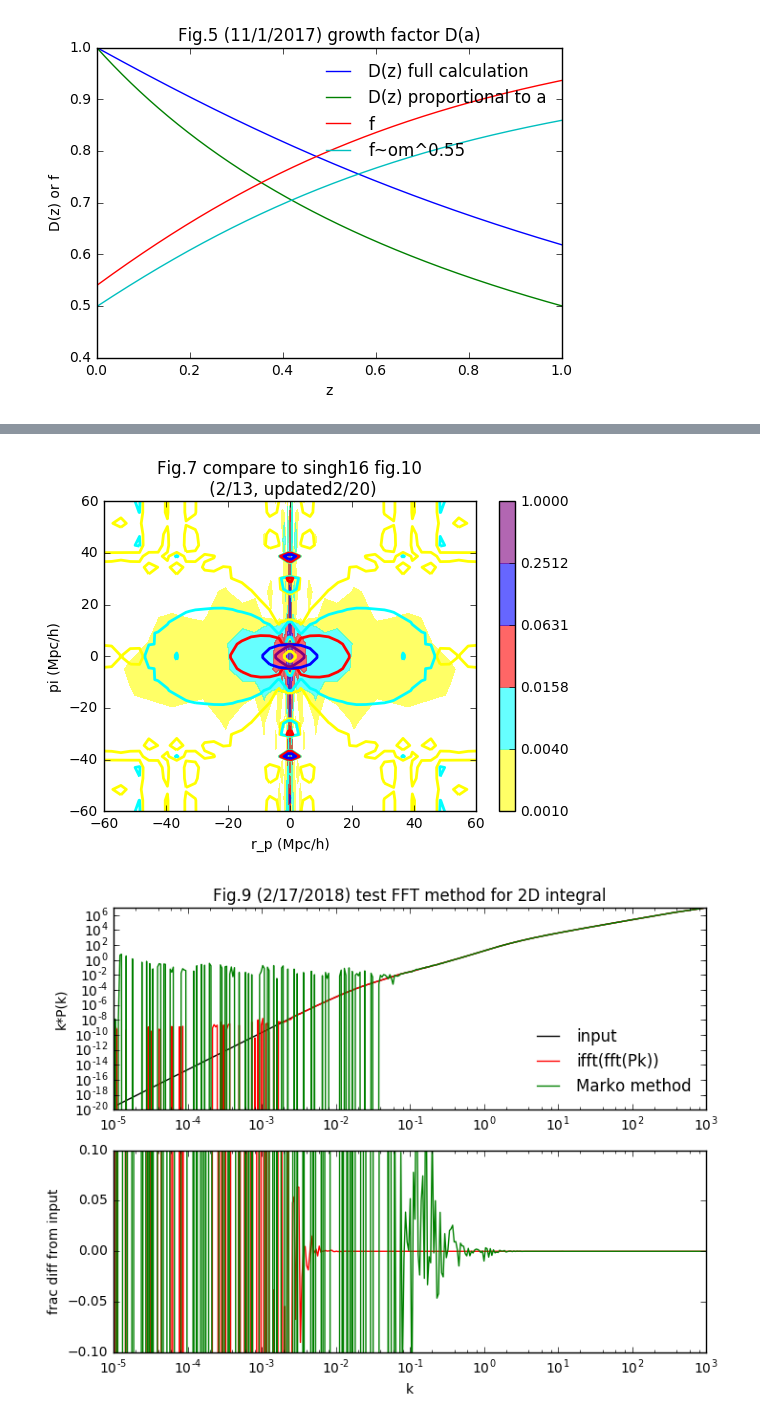
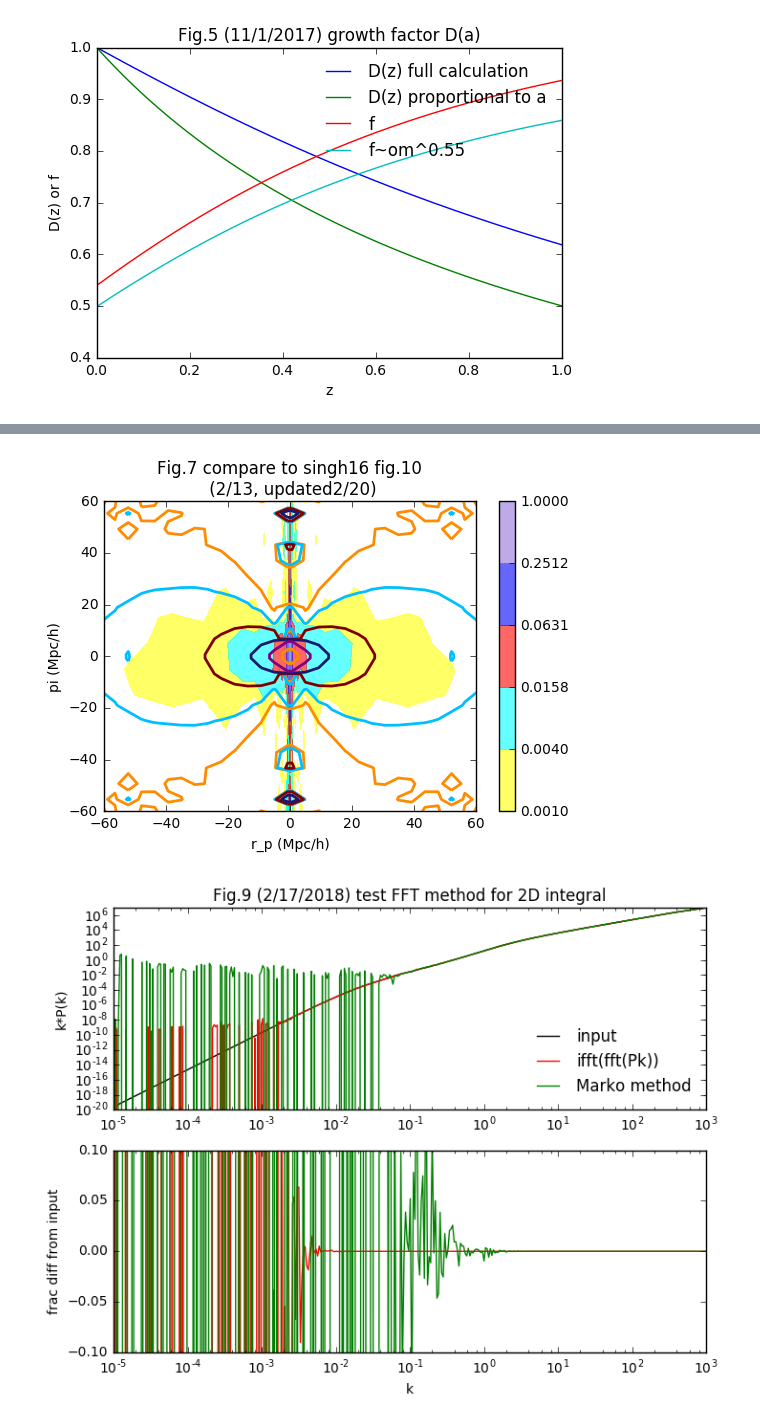
Before and after one commit to liuxx479/gplus, a Jupyter notebook: lowz.ipynb, the cells around one changed output, grey strips where cells are left out. Drawn from its saved outputs; the diff is of its cells as text; code cells hidden in the pictures.

```diff
--- a/lowz.ipynb
+++ b/lowz.ipynb
@@ -101,3 +117,9 @@ show()
+# %%
+iK2, iZ2 = meshgrid(kh_nonlin,zarr)
+Z2, K2 = iZ2.flatten(), iK2.flatten()
+Pk2 = array(pk_nonlin).flatten()
+Pmatter_interp2 = interpolate.CloughTocher2DInterpolator(array([log10(K2), Z2]).T, Pk2)
+Pmatter2 = lambda k, z: Pmatter_interp2 (log10(k), z)
 # %%
 ## interpolate Pk
 Ptable = genfromtxt('/Users/jia/weaklensing/cmblensing/P_delta_Hinshaw')
@@ -115,13 +137,20 @@ Pmatter = lambda k, z: Pmatter_interp (k, z)
 karr = logspace(-3,1)
 f = figure()
 ax=f.add_subplot(111)
-for iz in linspace(0,2,3):
-    ax.plot(karr, Pmatter(karr,iz),label='z=%i'%(iz))
-ax.legend()
+
+seed(34)
+for iz in (0.,1.,2.):
+    icolor=rand(3)
+    ax.plot(karr/h, Pmatter(karr,iz)*h**3,color=icolor,label='z=%i (nicaea)'%(iz))
+   # print iz, where(zarr==iz)
+    ax.plot(kh_nonlin,pk_nonlin[int(where(zarr==iz)[0])],'--',color=icolor,label='z=%i (camb)'%(iz))
+    ax.plot(kh_nonlin,Pmatter2(kh_nonlin,iz-0.1),':',color=icolor,label='z=%s (interpolated)'%(iz-0.1))
+
+ax.legend(loc=0,frameon=0,fontsize=8)
 ax.set_xscale('log')
 ax.set_yscale('log')
 ax.set_xlabel('k (Mpc)')
 ax.set_ylabel('P(k)')
-title('Fig.4 (11/2/2017) P(k) Takahashi+2012')
+title('Fig.4 (11/2/17 update 2/28/18) P(k) Takahashi+2012\n dashed from camb')
 show()
 # %% [output]
@@ -169,24 +198,25 @@ bD = 1.77 #LOWZ measurement
 
 kabs = lambda kz, kp: sqrt(kz**2+kp**2)
 Ai=4.4
+Ajia=1
 const = Ai*bD*C1rhoc*om/2.0/pi**2
 
 z_arr = array([0.158, 0.216, 0.276, 0.340])
 dz = [(z_arr[1]-zmin)/2, (0.276-0.216)/2+(0.216-zmin)/2, (0.276-0.216)/2+(0.340-0.276)/2, (0.340-0.276)/2+zmax]
 out_redshifts=array([load('xi_z%.3f.npy'%(z_arr[ii]))*W(z_arr[ii])/Dinterp(z_arr[ii])*dz[ii] for ii in range(len(z_arr))])#.reshape(21,15).T
 out = sum(out_redshifts,axis=0)
-out*=const*0.6
+out*=const*0.6*Ajia
 # %%
-rp_bins_theory = list(-rp_arr[::-1])+list(rp_arr)
-pi_bins_theory = list(-Pi_arr[::-1])+list(Pi_arr)
+rp_bins_theory = array(list(-rp_arr[::-1])+list(rp_arr))
+pi_bins_theory = array(list(-Pi_arr[::-1])+list(Pi_arr))
 
 out_mirror = zeros((30,42))
 out_mirror[:15,21:]=out[::-1]
 out_mirror[15:,21:]=out
 out_mirror[:,:21]=out_mirror[:,21:][:,::-1]
 
-figure()
-CS1=contourf(rp_bins_theory, pi_bins_theory, out_mirror, bounds,colors=icolors)
-colorbar(CS1)
-title('Fig.6 (2/13/2018) brute force theory calculation')
-show()
+#figure()
+#CS1=contourf(rp_bins_theory, pi_bins_theory, out_mirror, bounds,colors=icolors)
+#colorbar(CS1)
+#title('Fig.6 (2/13/2018) brute force theory calculation')
+#show()
@@ -195,17 +223,18 @@ show()
 # %%
 f=figure(figsize=(6,4))
 ax=f.add_subplot(111)
 CS=ax.contourf(rp_bins2, pi_bins2, data_mean2, bounds,colors=icolors,alpha=0.6)
 ax.set_ylim(-60,60)
-CS2=ax.contour(rp_bins_theory, pi_bins_theory, out_mirror, bounds,colors=icolors,linewidths=2,alpha=1)
+#CS2=ax.contour(rp_bins_theory, pi_bins_theory, out_mirror, bounds,colors=icolors_deep,linewidths=2,alpha=1)
+CS2=ax.contour(rp_bins_theory/h, pi_bins_theory/h, out_mirror, bounds,colors=icolors_deep,linewidths=2,alpha=1)
 cbar = plt.colorbar(CS)
 ax.set_xlim(-60,60)
 ax.set_xlabel('r_p (Mpc/h)')
 ax.set_ylabel('pi (Mpc/h)')
 ax.set_title('Fig.7 compare to singh16 fig.10\n (2/13, updated2/20)')
 show()
 # %% [output]
-[figure, old version]
+[figure, new version]
 # %%
 C1rhoc = 0.0134 #C1*rho_crit
 bD = 1.77 #LOWZ measurement
```
Also changed, not shown: parts of 6 cells of this notebook, 1 other file.
